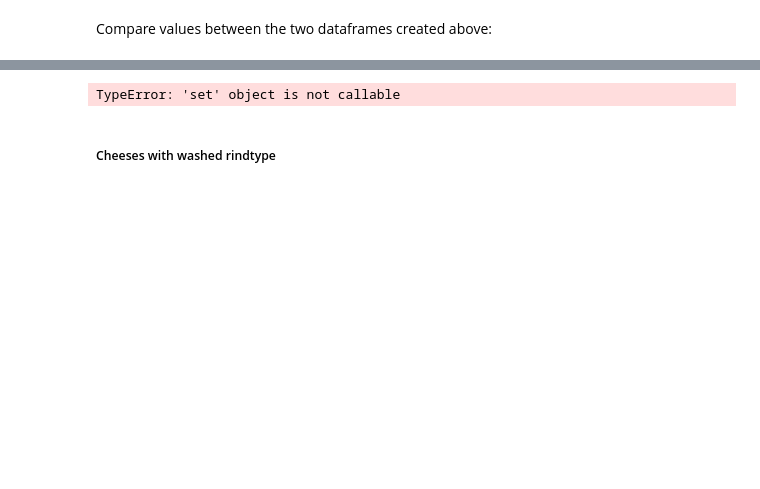
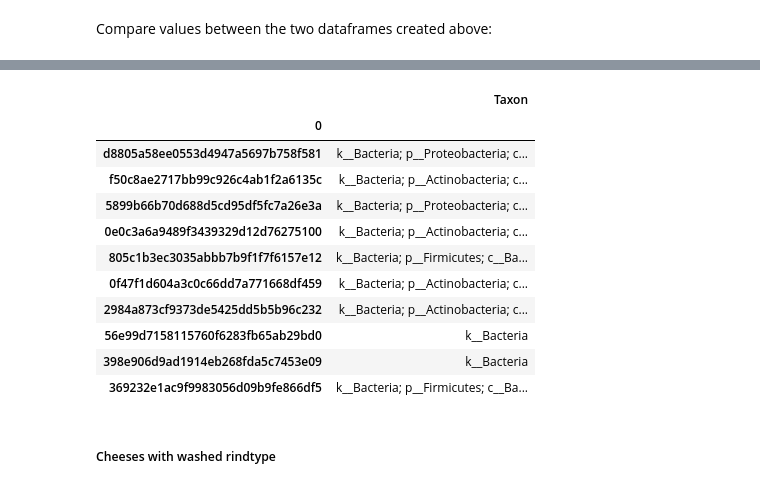
Before and after one commit to besutter1/Cheez-Eyez, a Jupyter notebook: core_microbiota.ipynb, the cells around one changed output, grey strips where cells are left out. Drawn from its saved outputs; the diff is of its cells as text; code cells hidden in the pictures; blank space fills up the shorter version.

```diff
--- a/core_microbiota.ipynb
+++ b/core_microbiota.ipynb
@@ -393,10 +358,21 @@ print(set_core_nat)
 # %%
 core_nat = pd.DataFrame(set_core_nat)
 core_nat.set_index(0, inplace = True)
-core_nat = core_nat.rename(index={'Feature ID'})
+#core_nat = core_nat.rename(index={'Feature ID'})
 core_nat_taxa = core_nat.join(taxa['Taxon'])
 core_nat_taxa
 # %% [output]
-TypeError: 'set' object is not callable
+|  | Taxon |
+| 0 |  |
+| d8805a58ee0553d4947a5697b758f581 | k__Bacteria; p__Proteobacteria; c... |
+| f50c8ae2717bb99c926c4ab1f2a6135c | k__Bacteria; p__Actinobacteria; c... |
+| 5899b66b70d688d5cd95df5fc7a26e3a | k__Bacteria; p__Proteobacteria; c... |
+| 0e0c3a6a9489f3439329d12d76275100 | k__Bacteria; p__Actinobacteria; c... |
+| 805c1b3ec3035abbb7b9f1f7f6157e12 | k__Bacteria; p__Firmicutes; c__Ba... |
+| 0f47f1d604a3c0c66dd7a771668df459 | k__Bacteria; p__Actinobacteria; c... |
+| 2984a873cf9373de5425dd5b5b96c232 | k__Bacteria; p__Actinobacteria; c... |
+| 56e99d7158115760f6283fb65ab29bd0 | k__Bacteria |
+| 398e906d9ad1914eb268fda5c7453e09 | k__Bacteria |
+| 369232e1ac9f9983056d09b9fe866df5 | k__Bacteria; p__Firmicutes; c__Ba... |
 # %% [markdown]
 ##### Cheeses with washed rindtype
```
Also changed, not shown: parts of 15 cells of this notebook.
